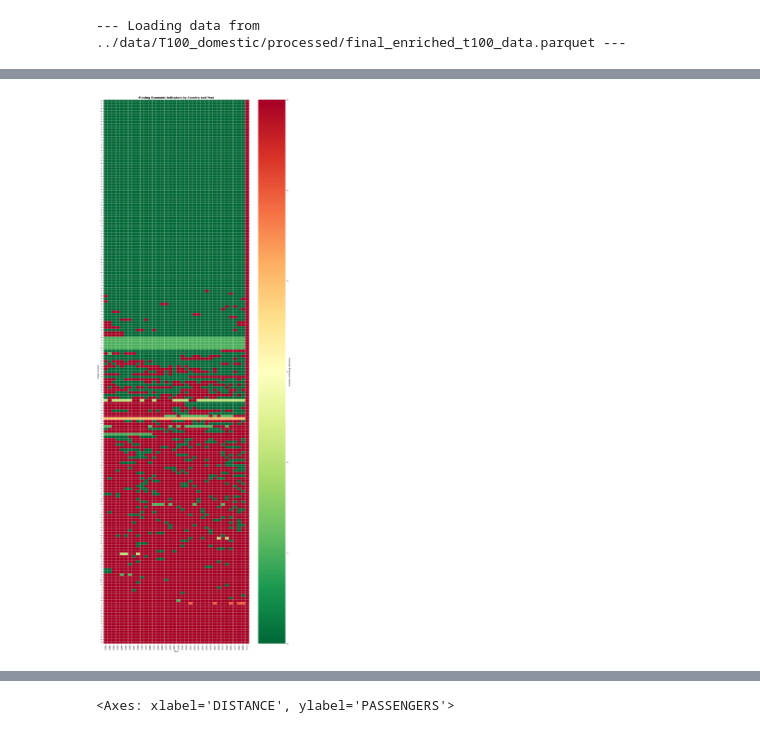
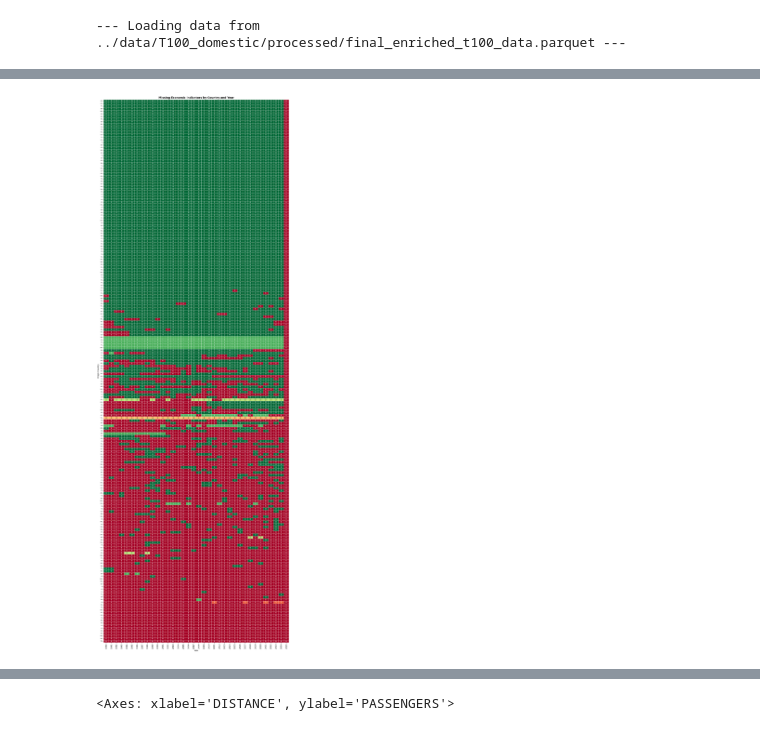
Before and after one commit to NicholasAKovacs/Skynet, a Jupyter notebook: notebooks/basic_ml.ipynb, the cells around one changed output, grey strips where cells are left out. Drawn from its saved outputs; the diff is of its cells as text; code cells hidden in the pictures.

```diff
--- a/notebooks/basic_ml.ipynb
+++ b/notebooks/basic_ml.ipynb
@@ -46,6 +75,6 @@ Index(['PASSENGERS', 'FREIGHT', 'MAIL', 'DISTANCE', 'UNIQUE_CARRIER',
 # %%
 # Create a dataframe with unique country-year combinations and their economic data
-country_year_data = df.groupby(['ORIGIN_COUNTRY', 'YEAR']).agg({
+country_year_data = df.groupby(['ORIGIN_COUNTRY', 'YEAR'], observed=False).agg({
     'origin_inflation_cp': 'first',
     'origin_gdp': 'first',
     'origin_gdp_per_capita': 'first',
@@ -62,34 +91,35 @@ country_year_data['missing_count'] = country_year_data[
 
 # Create pivot table: rows=country, columns=year, values=missing_count
 missing_pivot = country_year_data.pivot_table(
     index='ORIGIN_COUNTRY',
     columns='YEAR',
     values='missing_count',
-    aggfunc='first'  # Each country-year combo appears only once
+    aggfunc='first',  # Each country-year combo appears only once
+    observed=True
 )
 
 # Sort rows by total missing count (best to worst data completeness)
 missing_pivot['total_missing'] = missing_pivot.sum(axis=1)
 missing_pivot = missing_pivot.sort_values('total_missing').drop('total_missing', axis=1)
 
 fig, ax = plt.subplots(figsize=(14, 40))
 
 sns.heatmap(
     missing_pivot,
     cmap='RdYlGn_r',
     vmin=0,
     vmax=int(missing_pivot.max().max()),
-    cbar_kws={'label': 'Number of Missing Indicators', 'ticks': range(0, int(missing_pivot.max().max()) + 1)},
+    cbar = False,
     linewidths=0.5,
-    annot=False,
+    annot=True,
     ax=ax
 )
 ax.set_title('Missing Economic Indicators by Country and Year', fontsize=14, fontweight='bold')
 ax.set_xlabel('Year')
 ax.set_ylabel('Origin Country')
 
 ax.set_yticklabels(ax.get_yticklabels(), fontsize=6, rotation=0)
 fig.tight_layout()
 plt.show()
 # %% [output]
-[figure, old version]
+[figure, new version]
```
Also changed, not shown: parts of 7 cells of this notebook.
